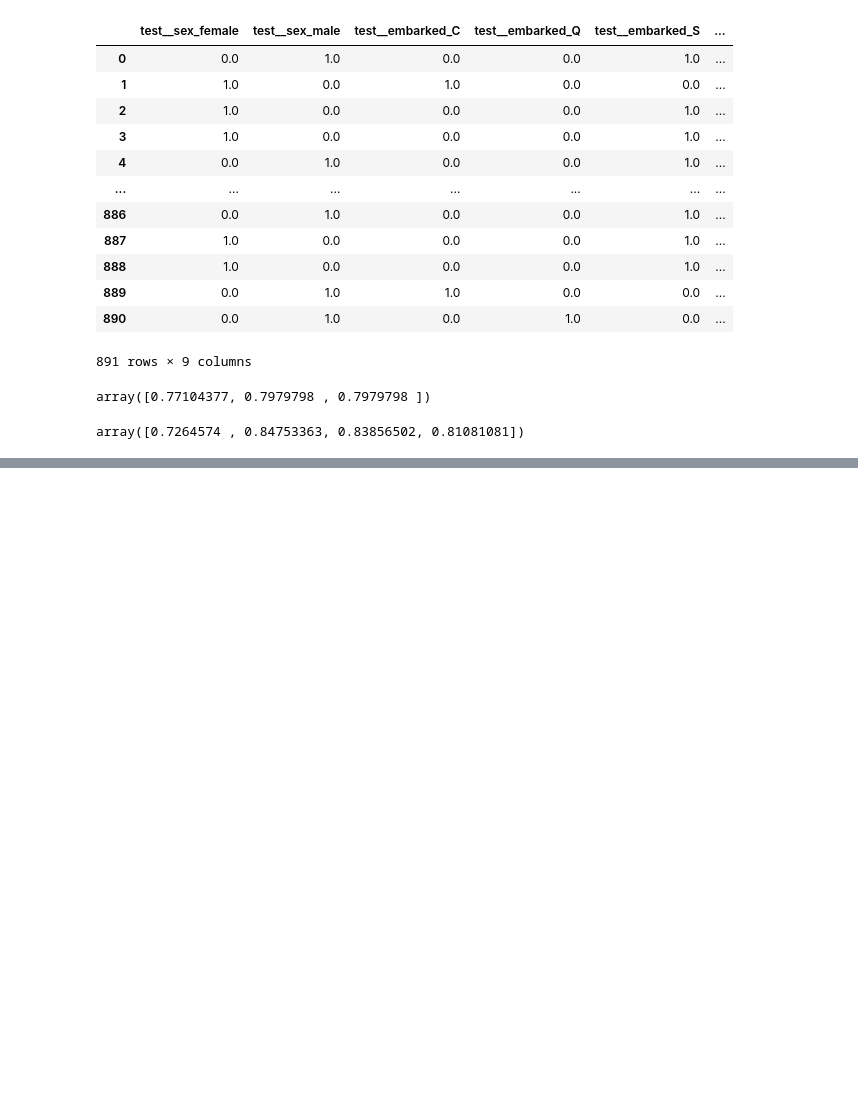
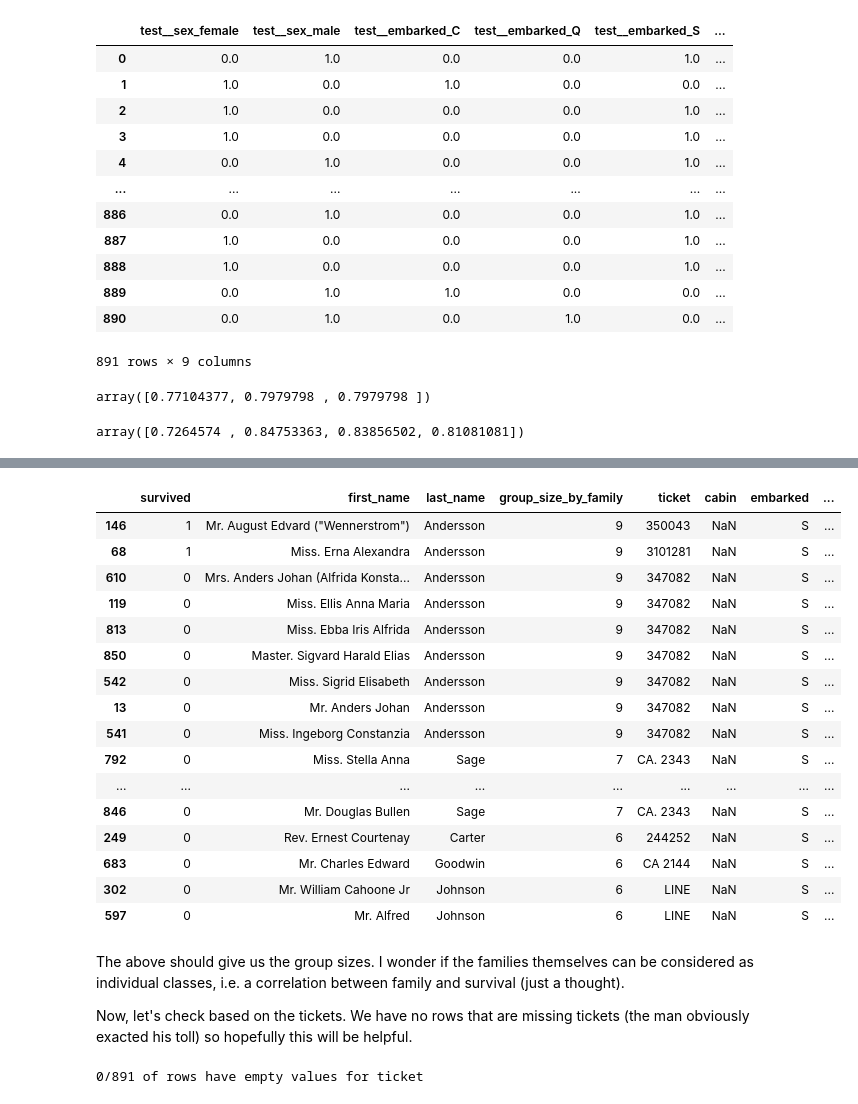
Before and after one commit to ndl284/learning_ml, a Jupyter notebook: notebooks/excercises/Chapter 3 Exercises.ipynb, the cells around one changed output, grey strips where cells are left out. Saved outputs shown, nothing was run; the diff lists cells and outputs as text; code cells hidden in the pictures; blank space fills up the shorter version.

Commit message:
Update Ch 3 Exercise - more on Q3
Exploring age, groups by family, tickets and figuring out cabins

```diff
--- a/notebooks/excercises/Chapter 3 Exercises.ipynb
+++ b/notebooks/excercises/Chapter 3 Exercises.ipynb
@@ -484,10 +488,9 @@ Maybe the `cabin` attribute can help us with this too.
 # %%
-data_set = train.copy()
-data_set.columns = ["passenger_id", "survived", "p_class", "name", "sex", "age", "siblings_and_spouses", "parents_and_children", "ticket", "fare", "cabin", "embarked"]
+X_simple = train.copy()
+X_simple.columns = ["passenger_id", "survived", "p_class", "name", "sex", "age", "siblings_and_spouses", "parents_and_children", "ticket", "fare", "cabin", "embarked"]
 
-y = data_set["survived"].to_list()
-data_set[["last_name", "first_name"]] = data_set["name"].str.split(",", n=1, expand=True)
-data_set = data_set.drop(columns=["passenger_id", "survived", "name", "first_name", "last_name", "ticket", "cabin", "age"])
+y_simple = X_simple["survived"].to_list()
+X_simple = X_simple.drop(columns=["passenger_id", "survived", "name", "ticket", "cabin", "age"])
 # %%
 from sklearn.pipeline import make_pipeline
 from sklearn.compose import ColumnTransformer
@@ -543,0 +554,33 @@ array([0.7264574 , 0.84753363, 0.83856502, 0.81081081])
+# %%
+data_set[['last_name', 'first_name']] = data_set['name'].str.split(',', n=1, expand=True)
+data_set['group_size_by_family'] = data_set.groupby('last_name')['name'].transform('size')
+# %%
+(data_set[['survived', 'first_name', 'last_name', 'group_size_by_family', 'ticket', 'cabin', 'embarked', 'siblings_and_spouses', 'parents_and_children']]
+.sort_values(by='group_size_by_family', ascending=False)[:20])
+# %% [output]
+|  | survived | first_name | last_name | group_size_by_family | ticket | cabin | embarked | ... |
+| 146 | 1 | Mr. August Edvard ("Wennerstrom") | Andersson | 9 | 350043 | NaN | S | ... |
+| 68 | 1 | Miss. Erna Alexandra | Andersson | 9 | 3101281 | NaN | S | ... |
+| 610 | 0 | Mrs. Anders Johan (Alfrida Konsta... | Andersson | 9 | 347082 | NaN | S | ... |
+| 119 | 0 | Miss. Ellis Anna Maria | Andersson | 9 | 347082 | NaN | S | ... |
+| 813 | 0 | Miss. Ebba Iris Alfrida | Andersson | 9 | 347082 | NaN | S | ... |
+| 850 | 0 | Master. Sigvard Harald Elias | Andersson | 9 | 347082 | NaN | S | ... |
+| 542 | 0 | Miss. Sigrid Elisabeth | Andersson | 9 | 347082 | NaN | S | ... |
+| 13 | 0 | Mr. Anders Johan | Andersson | 9 | 347082 | NaN | S | ... |
+| 541 | 0 | Miss. Ingeborg Constanzia | Andersson | 9 | 347082 | NaN | S | ... |
+| 792 | 0 | Miss. Stella Anna | Sage | 7 | CA. 2343 | NaN | S | ... |
+| ... | ... | ... | ... | ... | ... | ... | ... | ... |
+| 846 | 0 | Mr. Douglas Bullen | Sage | 7 | CA. 2343 | NaN | S | ... |
+| 249 | 0 | Rev. Ernest Courtenay | Carter | 6 | 244252 | NaN | S | ... |
+| 683 | 0 | Mr. Charles Edward | Goodwin | 6 | CA 2144 | NaN | S | ... |
+| 302 | 0 | Mr. William Cahoone Jr | Johnson | 6 | LINE | NaN | S | ... |
+| 597 | 0 | Mr. Alfred | Johnson | 6 | LINE | NaN | S | ... |
+# %% [markdown]
+The above should give us the group sizes. I wonder if the families themselves can be considered as individual classes, i.e. a
+correlation between family and survival (just a thought).
+
+Now, let's check based on the tickets. We have no rows that are missing tickets (the man obviously exacted his toll) so hopefully this will be helpful.
+# %%
+print(f'{len(data_set[data_set["ticket"].isna()])}/{len(data_set)} of rows have empty values for ticket')
+# %% [output]
+0/891 of rows have empty values for ticket
```
Also changed, not shown: parts of 21 cells of this notebook.
